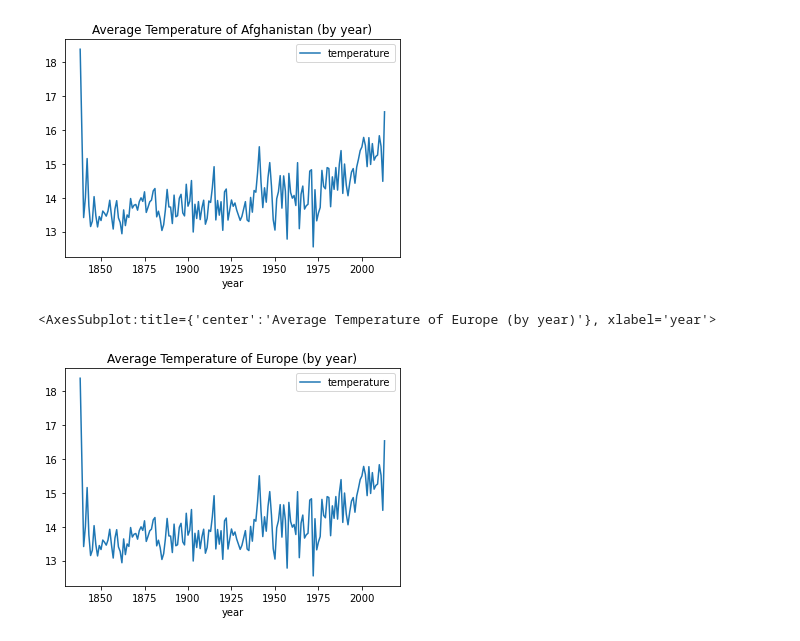
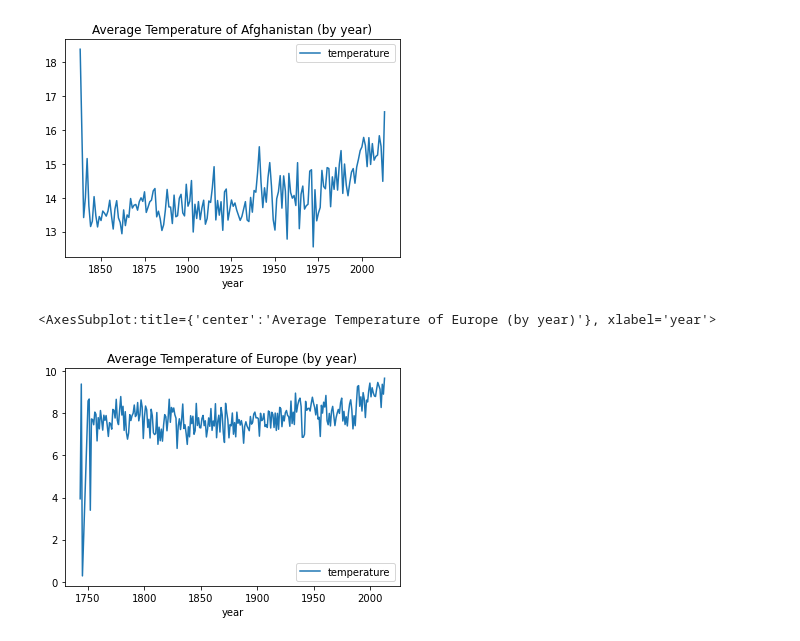
Before and after one commit to nogibjj/data-query-microservice-api, a Jupyter notebook: 10_Code/EDA_Q1.ipynb, the cells around one changed output. Saved outputs shown, nothing was run; the diff lists cells and outputs as text; code cells hidden in the pictures.

```diff
--- a/10_Code/EDA_Q1.ipynb
+++ b/10_Code/EDA_Q1.ipynb
@@ -59,17 +43,17 @@ europe_data = cursor.fetchall()
 df_country_1 = pd.DataFrame(europe_data, columns=[desc[0] for desc in cursor.description])
 # %%
 country = 'Europe'
-# df_country = df_country[df_country['country'] == country].sort_values(by=['dt'], ascending=True)
-df_country = df_country.replace(to_replace='', value = np.nan,regex=True)
-df_country = df_country.dropna()
-df_country['year'] = df_country['dt'].str[:4].astype(int)
-df_country['averagetemperature'] = df_country['averagetemperature'].astype(float)
-df_country['temperature'] = df_country.groupby('year')['averagetemperature'].transform('mean')
-df_country.drop_duplicates(
+df_country_1 = df_country_1.sort_values(by=['dt'], ascending=True)
+df_country_1 = df_country_1.replace(to_replace='', value = np.nan,regex=True)
+df_country_1 = df_country_1.dropna()
+df_country_1['year'] = df_country_1['dt'].str[:4].astype(int)
+df_country_1['averagetemperature'] = df_country_1['averagetemperature'].astype(float)
+df_country_1['temperature'] = df_country_1.groupby('year')['averagetemperature'].transform('mean')
+df_country_1.drop_duplicates(
     subset=["year"], keep="first"
 ).plot(
     x="year", y="temperature", kind="line", title="Average Temperature of " + country + ' (by year)'
 )
 # %% [output]
 <AxesSubplot:title={'center':'Average Temperature of Europe (by year)'}, xlabel='year'>
-[figure, old version]
+[figure, new version]
```
Also changed, not shown: parts of 16 cells of this notebook.
